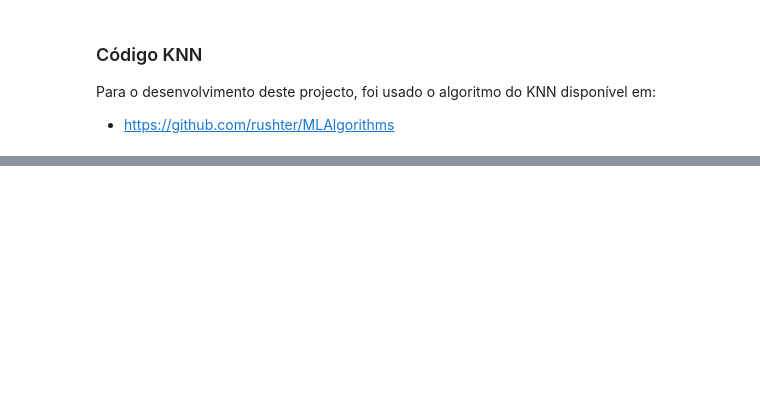
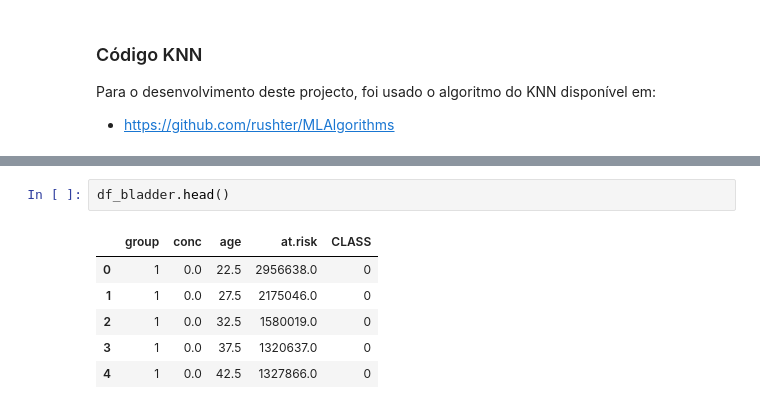
Before and after one commit to joaoagraposo/MLI-Practical-Assignment, a Jupyter notebook: Trabalho.ipynb, the cells around one changed output, grey strips where cells are left out. Cells and saved outputs as stored; diff of their text form; blank space fills up the shorter version.

```diff
--- a/Trabalho.ipynb
+++ b/Trabalho.ipynb
@@ -54,0 +301,9 @@ Para o desenvolvimento deste projecto, foi usado o algoritmo do KNN disponível
+# %%
+df_bladder.head()
+# %% [output]
+|  | group | conc | age | at.risk | CLASS |
+| 0 | 1 | 0.0 | 22.5 | 2956638.0 | 0 |
+| 1 | 1 | 0.0 | 27.5 | 2175046.0 | 0 |
+| 2 | 1 | 0.0 | 32.5 | 1580019.0 | 0 |
+| 3 | 1 | 0.0 | 37.5 | 1320637.0 | 0 |
+| 4 | 1 | 0.0 | 42.5 | 1327866.0 | 0 |
```
Also changed, not shown: parts of 33 cells of this notebook.
